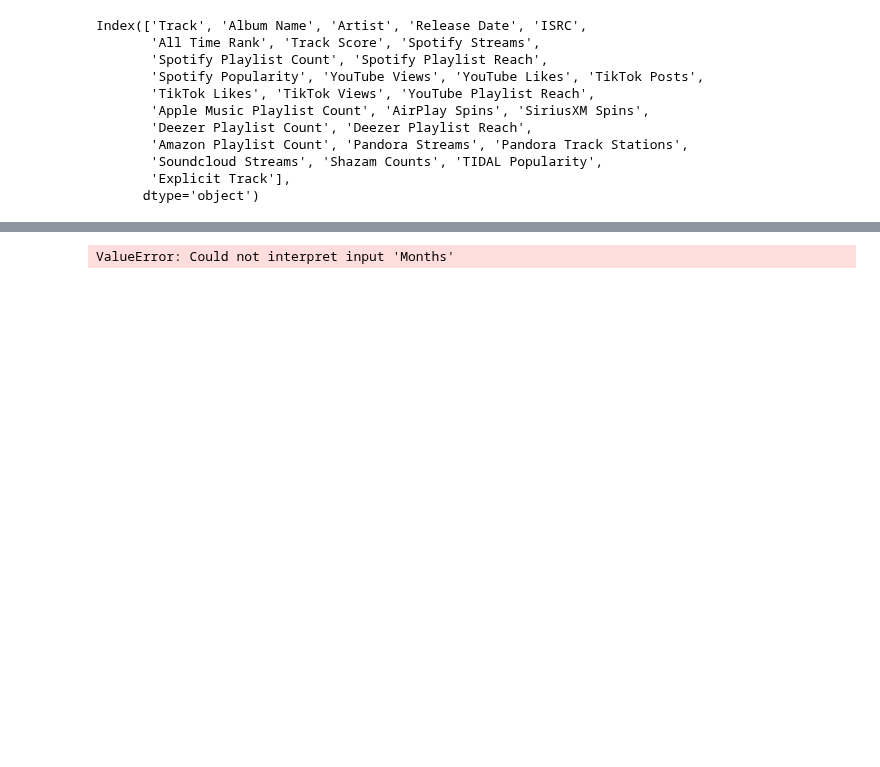
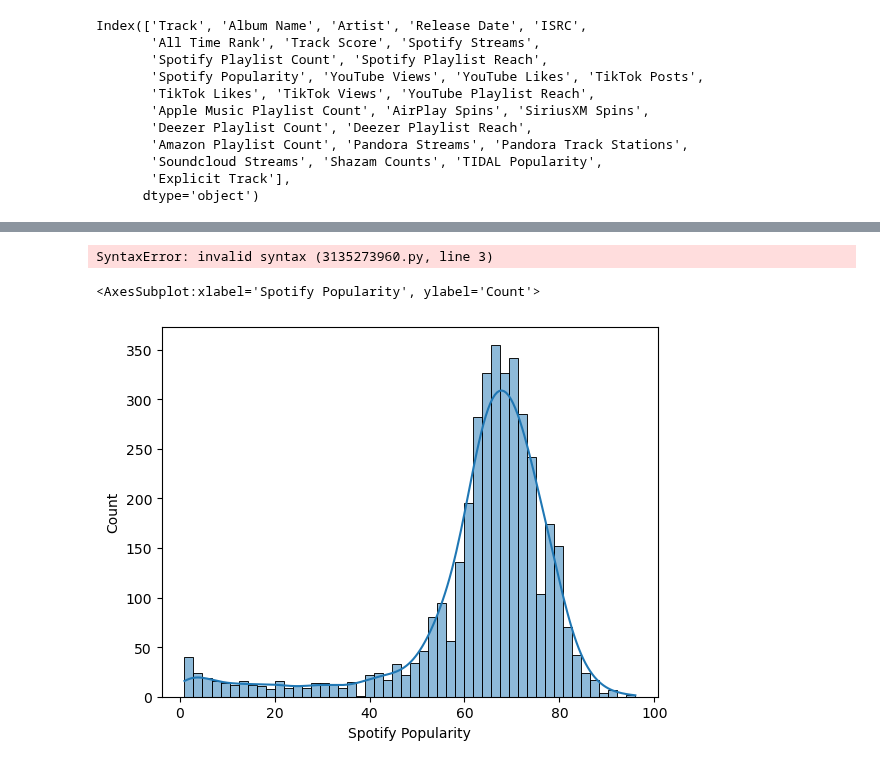
Before and after one commit to IsaacG-L/AI, a Jupyter notebook: Semester 1/Spotify/Spotification2024.ipynb, the cells around one changed output, grey strips where cells are left out. Cells and saved outputs as stored; diff of their text form; code cells hidden in the pictures; blank space fills up the shorter version.

Commit message:
Made a histogram with teacher
hip hip hooray

```diff
--- a/Semester 1/Spotify/Spotification2024.ipynb
+++ b/Semester 1/Spotify/Spotification2024.ipynb
@@ -1,7 +1,10 @@
 # %%
 import pandas as pd
 import seaborn as sns
+import matplotlib.pyplot as plt
 df = pd.read_csv("spotify2024.csv", encoding='ISO-8859-1')
+df["YouTube Views"] = df["YouTube Views"].str.replace(',', '')
+df["YouTube Views"] = pd.to_numeric(df["YouTube Views"], errors="coerce")
 # %%
 df.head()
 # %% [output]
@@ -69,10 +87,10 @@ for date in df["Release Date"]:
 # %%
 dates = {
     "Months":["Jan", "Feb", "Mar", "Apr", "May", "Jun", "Jul", "Aug", "Sep", "Oct", "Nov", "Dec"]
-    "Count":[months["Jan"], months["Feb"], months["Mar"], months["Apr"], months["May"], months["Jun"], months["Jul"],
-            months["Aug"], months["Sep"], months["Oct"], months["Nov"], months["Dec"]]
+    "Count":[months["Jan"], months["Feb"], months["Mar"], months["Apr"], months["May"], months["Jun"], months["Jul"], months["Aug"], months["Sep"], months["Oct"], months["Nov"], months["Dec"]]
 }
+
 dates = pd.DataFrame(dates)
 sns.barplot(date=dates, x="Months", y="Count")
 # %% [output]
-ValueError: Could not interpret input 'Months'
+SyntaxError: invalid syntax (3135273960.py, line 3)
@@ -78,0 +99,5 @@ ValueError: Could not interpret input 'Months'
+# %%
+sns.histplot(df["Spotify Popularity"], bins=50, kde=True)
+# %% [output]
+<AxesSubplot:xlabel='Spotify Popularity', ylabel='Count'>
+[figure, added]
```
Also changed, not shown: parts of 4 cells of this notebook.
